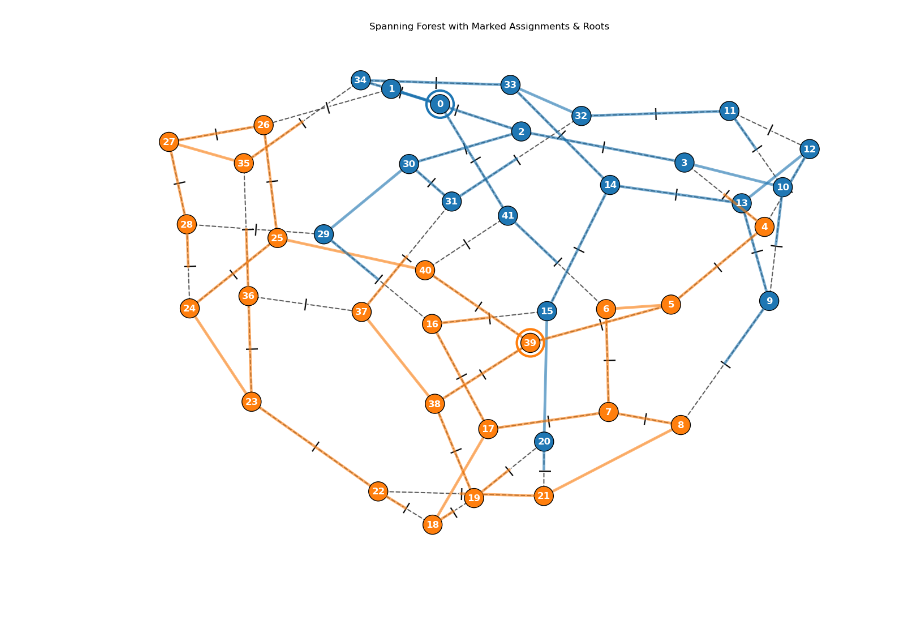
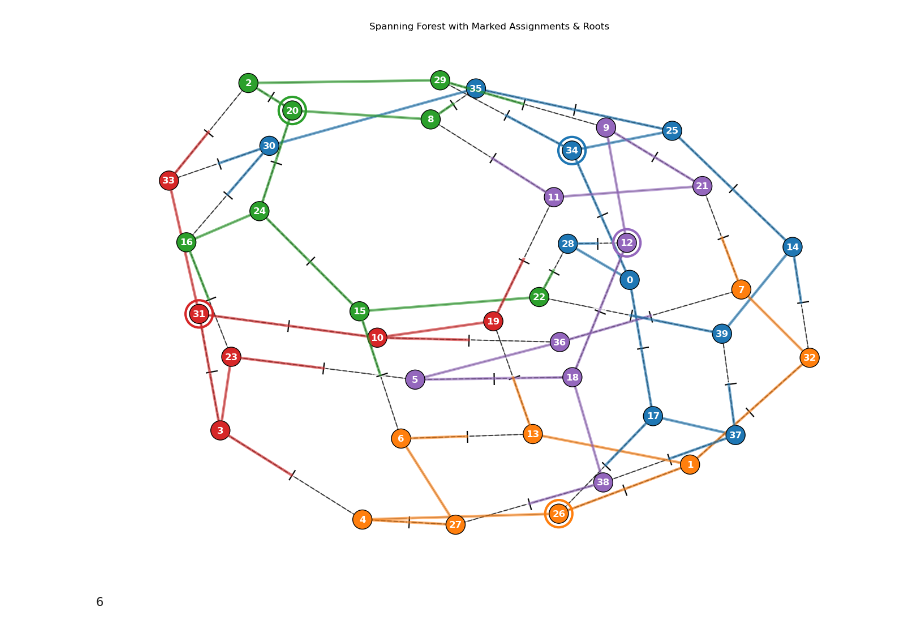
Before and after one commit to boldar99/FT-circuit-synthesis-ZX, a Jupyter notebook: sctatches/test_trees.ipynb, the cells around one changed output. Drawn from its saved outputs; the diff is of its cells as text; code cells hidden in the pictures.

Commit message:
Some work on spanning trees

```diff
--- a/sctatches/test_trees.ipynb
+++ b/sctatches/test_trees.ipynb
@@ -1,13 +1,18 @@
 # %%
 import stim
 
+from spidercat import markings
 from spidercat.draw import draw_spanning_forest_solution
-from spidercat.spanning_tree import find_min_height_roots
+from spidercat.spanning_tree import find_min_height_roots, match_forest_leaves_to_marked_edges
 from spidercat.utils import load_solution_triplet, ed
 
-grf, forest, M, matchings = load_solution_triplet(50, 4, 2)
+grf, forest, M, matchings = load_solution_triplet(40, 5, 5)
 roots = find_min_height_roots(forest)
 
+matchings = match_forest_leaves_to_marked_edges(forest, M)
+roots = find_min_height_roots(forest)
 draw_spanning_forest_solution(grf, forest, M, matchings, roots)
+get_forest_max_diameter(forest)
 # %% [output]
-[figure, old version]
+[figure, new version]
+6
```
Also changed, not shown: parts of 16 cells of this notebook, 3 other files.
